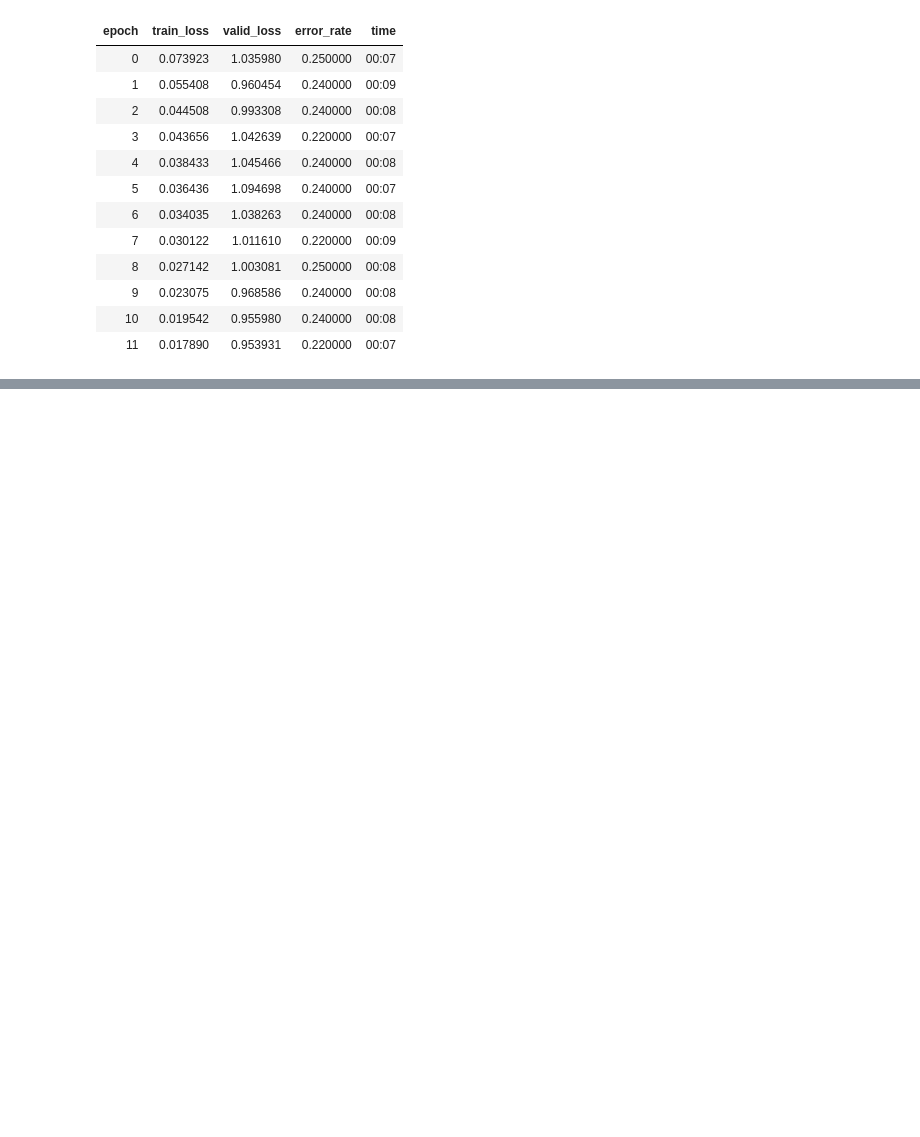
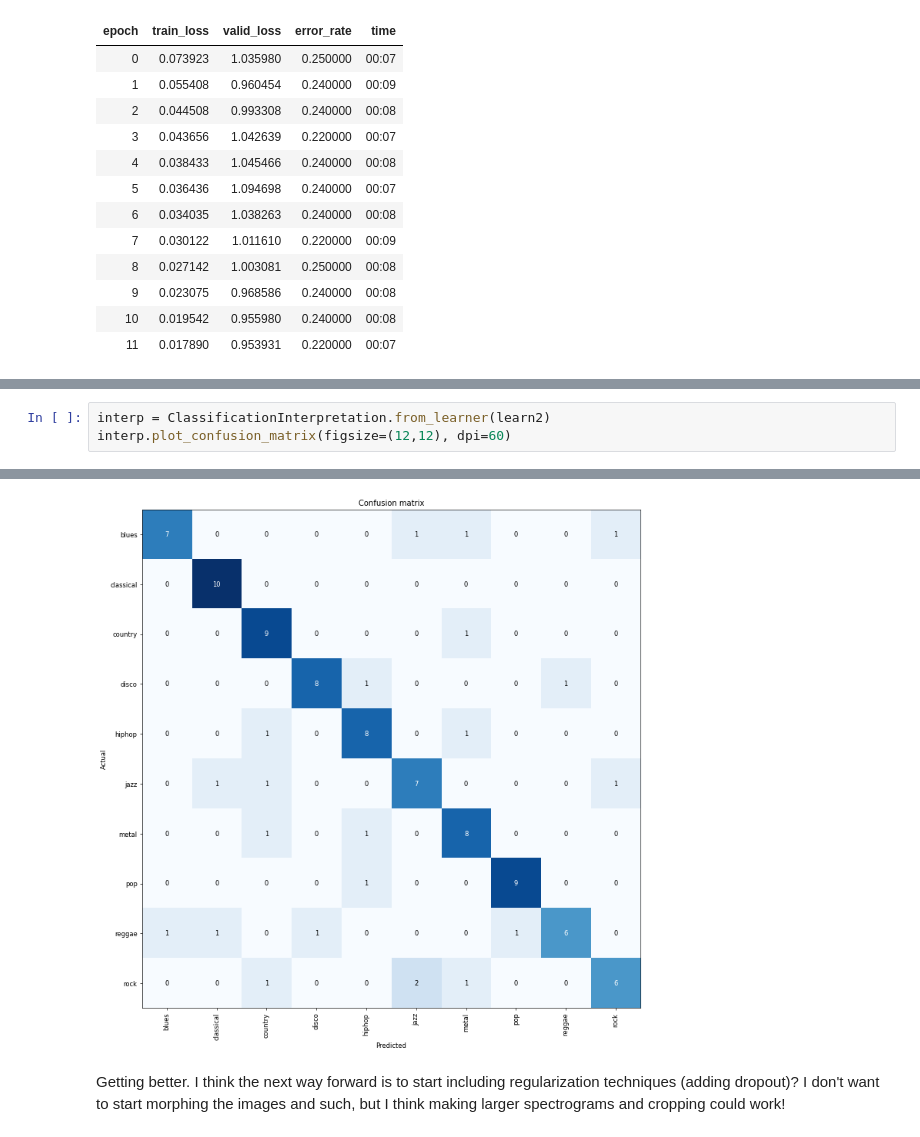
Before and after one commit to allispaul/audiobot, a Jupyter notebook: models/GTZAN_Fastai_CNN.ipynb, the cells around one changed output, grey strips where cells are left out. Saved outputs shown, nothing was run; the diff lists cells and outputs as text; blank space fills up the shorter version.

```diff
--- a/models/GTZAN_Fastai_CNN.ipynb
+++ b/models/GTZAN_Fastai_CNN.ipynb
@@ -114,0 +118,4 @@ So we're at like 70% accuracy. Not as good as before.
+# %%
+interp = ClassificationInterpretation.from_learner(learn2)
+interp.plot_confusion_matrix(figsize=(12,12), dpi=60)
+# %% [output]
@@ -114,0 +124,4 @@ So we're at like 70% accuracy. Not as good as before.
+[figure, added]
+# %% [markdown]
+Getting better. I think the next way forward is to start including regularization techniques (adding dropout)?
+I don't want to start morphing the images and such, but I think making larger spectrograms and cropping could work!
```
Also changed, not shown: parts of 3 cells of this notebook.
